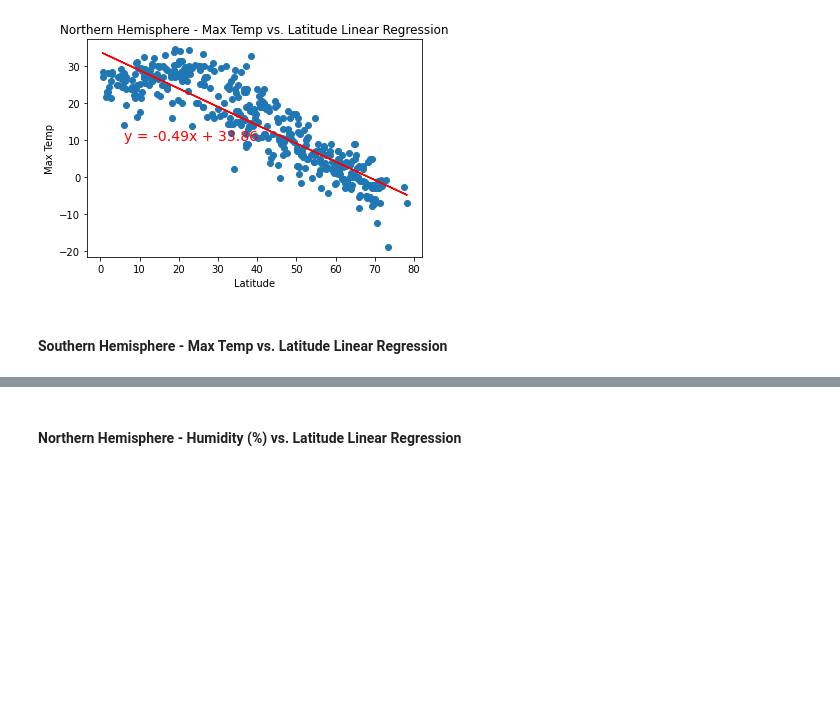
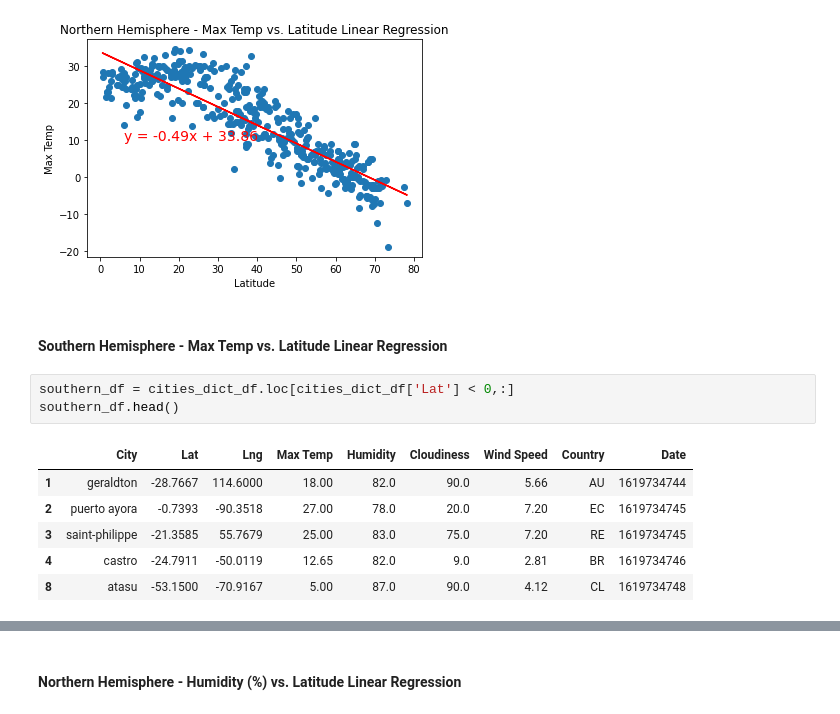
Before and after one commit to JoseH-Git/python-api-challenge, a Jupyter notebook: WeatherPy/WeatherPy.ipynb, the cells around one changed output, grey strips where cells are left out. Cells and saved outputs as stored; diff of their text form; blank space fills up the shorter version.

```diff
--- a/WeatherPy/WeatherPy.ipynb
+++ b/WeatherPy/WeatherPy.ipynb
@@ -312,3 +312,13 @@ The r-squared is: 0.788833549667221
 [figure]
 # %% [markdown]
 ####  Southern Hemisphere - Max Temp vs. Latitude Linear Regression
+# %%
+southern_df = cities_dict_df.loc[cities_dict_df['Lat'] < 0,:]
+southern_df.head()
+# %% [output]
+|  | City | Lat | Lng | Max Temp | Humidity | Cloudiness | Wind Speed | Country | Date |
+| 1 | geraldton | -28.7667 | 114.6000 | 18.00 | 82.0 | 90.0 | 5.66 | AU | 1619734744 |
+| 2 | puerto ayora | -0.7393 | -90.3518 | 27.00 | 78.0 | 20.0 | 7.20 | EC | 1619734745 |
+| 3 | saint-philippe | -21.3585 | 55.7679 | 25.00 | 83.0 | 75.0 | 7.20 | RE | 1619734745 |
+| 4 | castro | -24.7911 | -50.0119 | 12.65 | 82.0 | 9.0 | 2.81 | BR | 1619734746 |
+| 8 | atasu | -53.1500 | -70.9167 | 5.00 | 87.0 | 90.0 | 4.12 | CL | 1619734748 |
```
Also changed, not shown: parts of 5 cells of this notebook, 1 other file.
